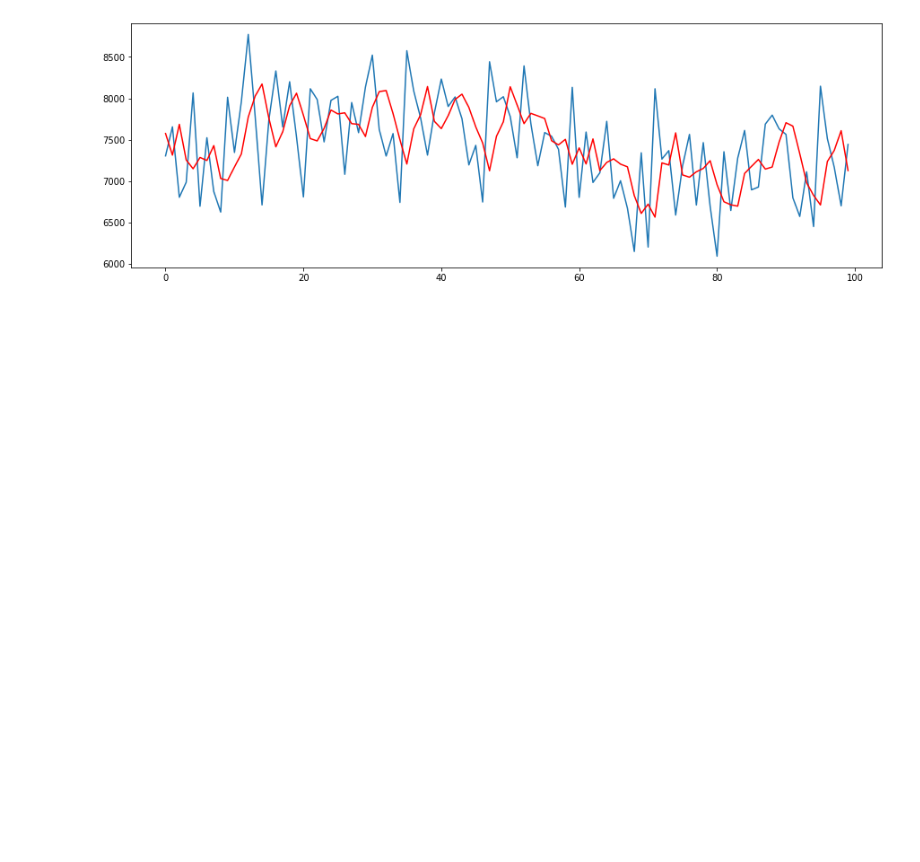
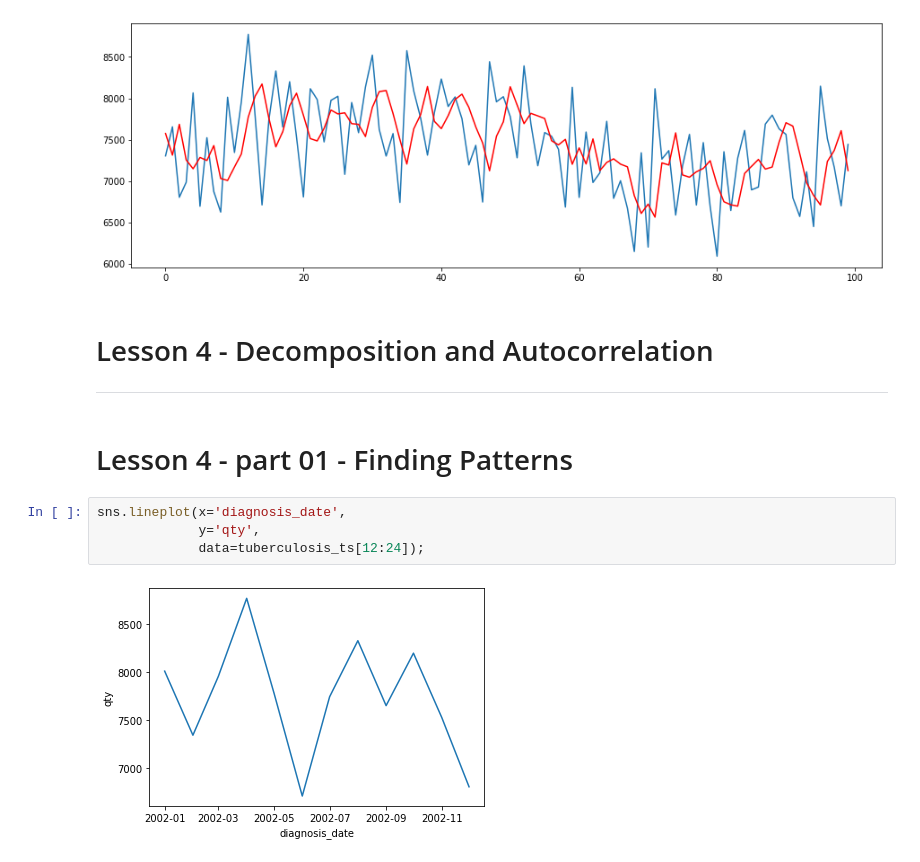
Before and after one commit to gabrielatrindade/alura-bootcamp, a Jupyter notebook: module4/lessons/tuberculosis_br.ipynb, the cells around one changed output. Drawn from its saved outputs; the diff is of its cells as text; blank space fills up the shorter version.

Commit message:
module4: lesson 4: done challenge lesson 4: done

```diff
--- a/module4/lessons/tuberculosis_br.ipynb
+++ b/module4/lessons/tuberculosis_br.ipynb
@@ -700,3 +702,15 @@ plt.show()
 # %% [output]
 [figure]
 [figure]
+# %% [markdown]
+# Lesson 4 - Decomposition and Autocorrelation
+
+---
+# %% [markdown]
+# Lesson 4 - part 01 - Finding Patterns
+# %%
+sns.lineplot(x='diagnosis_date',
+             y='qty',
+             data=tuberculosis_ts[12:24]);
+# %% [output]
+[figure, added]
```
Also changed, not shown: parts of 63 cells of this notebook.
